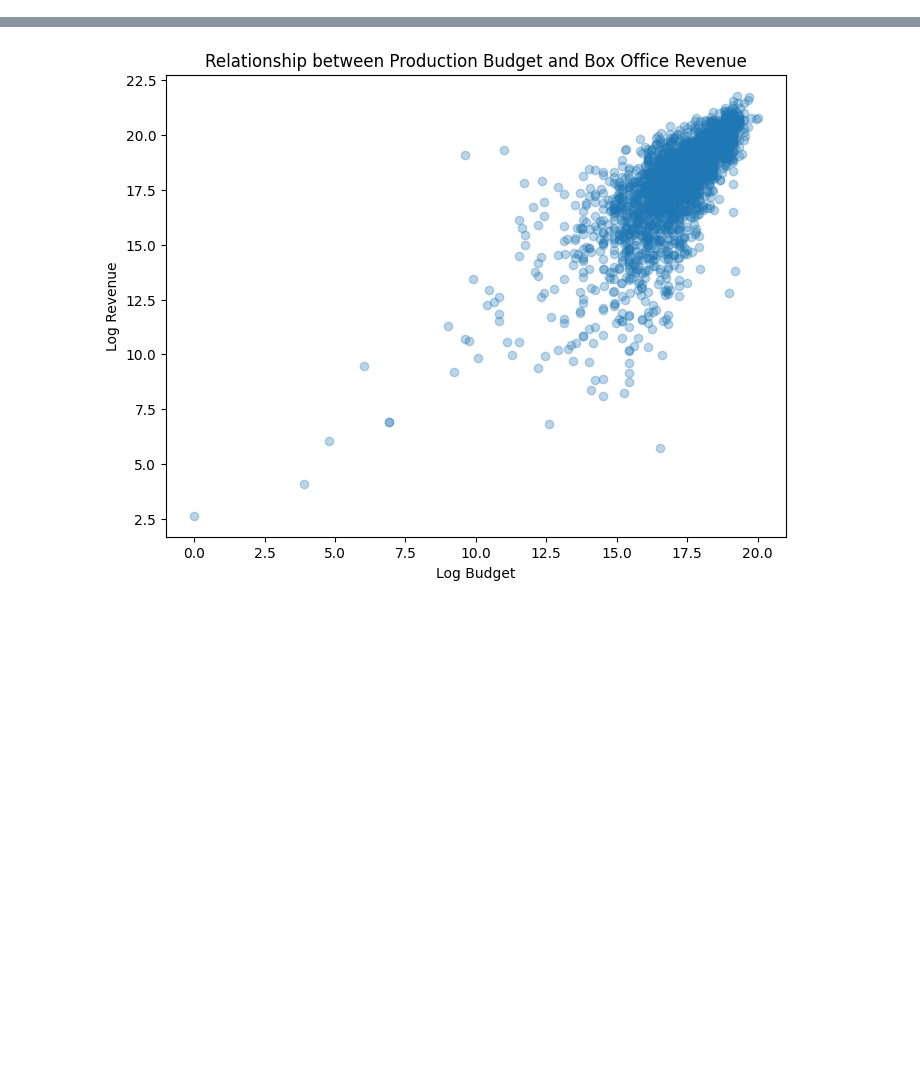
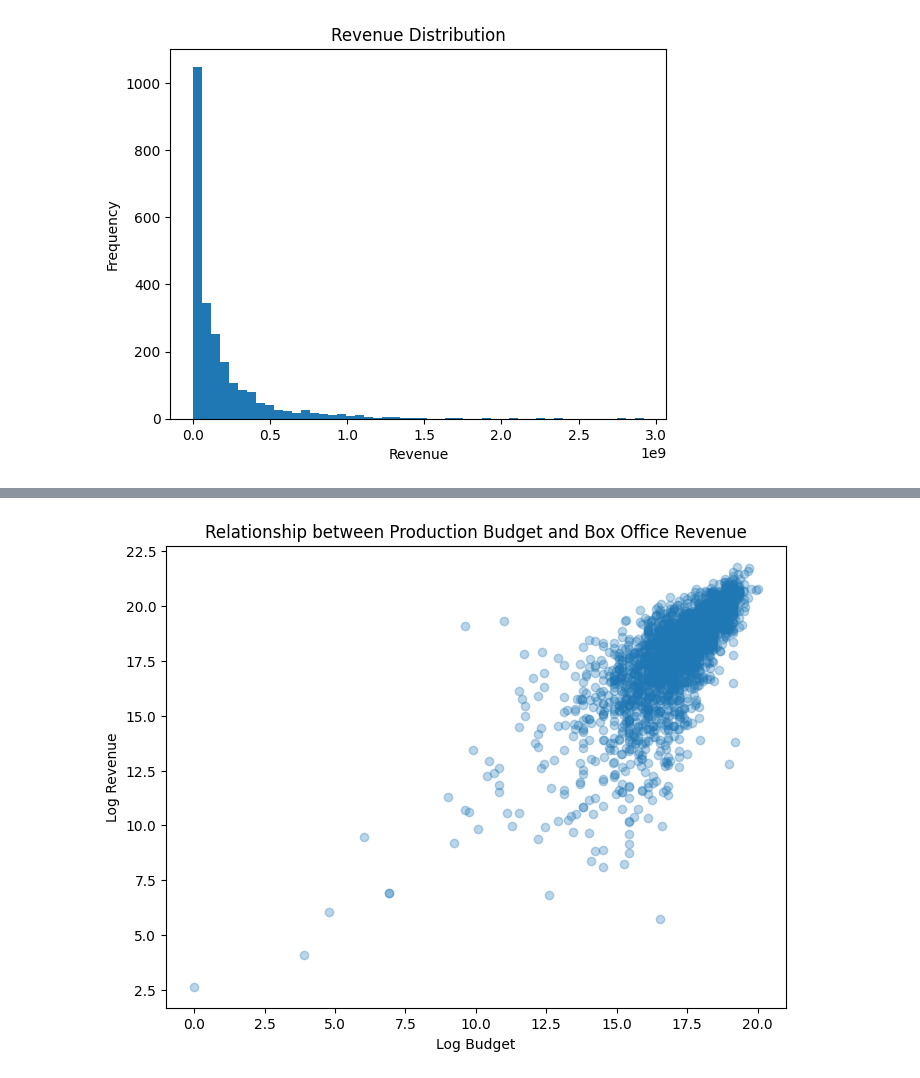
Before and after one commit to Babayaga069/ds_project, a Jupyter notebook: Questions/Q1/analyse.ipynb, the cells around one changed output, grey strips where cells are left out. Saved outputs shown, nothing was run; the diff lists cells and outputs as text; code cells hidden in the pictures; blank space fills up the shorter version.

```diff
--- a/Questions/Q1/analyse.ipynb
+++ b/Questions/Q1/analyse.ipynb
@@ -56,2 +42,10 @@ np.float64(3.404589053967875)
 df_rq1["log_budget"] = np.log(df_rq1["budget"])
 df_rq1["log_revenue"] = np.log(df_rq1["revenue"])
+# %%
+plt.hist(df_rq1["revenue"], bins=50)
+plt.xlabel("Revenue")
+plt.ylabel("Frequency")
+plt.title("Revenue Distribution")
+plt.show()
+# %% [output]
+[figure, added]
```
Also changed, not shown: parts of 19 cells of this notebook.
